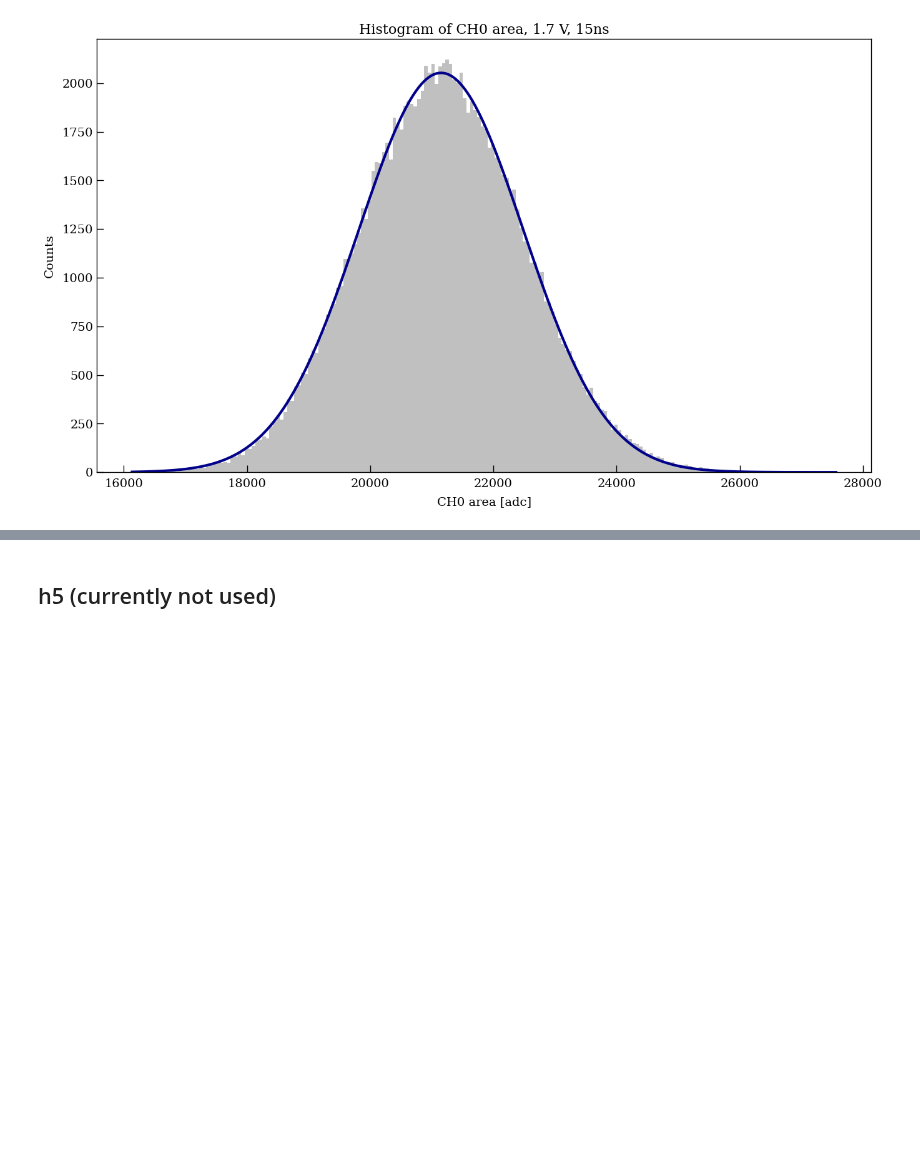
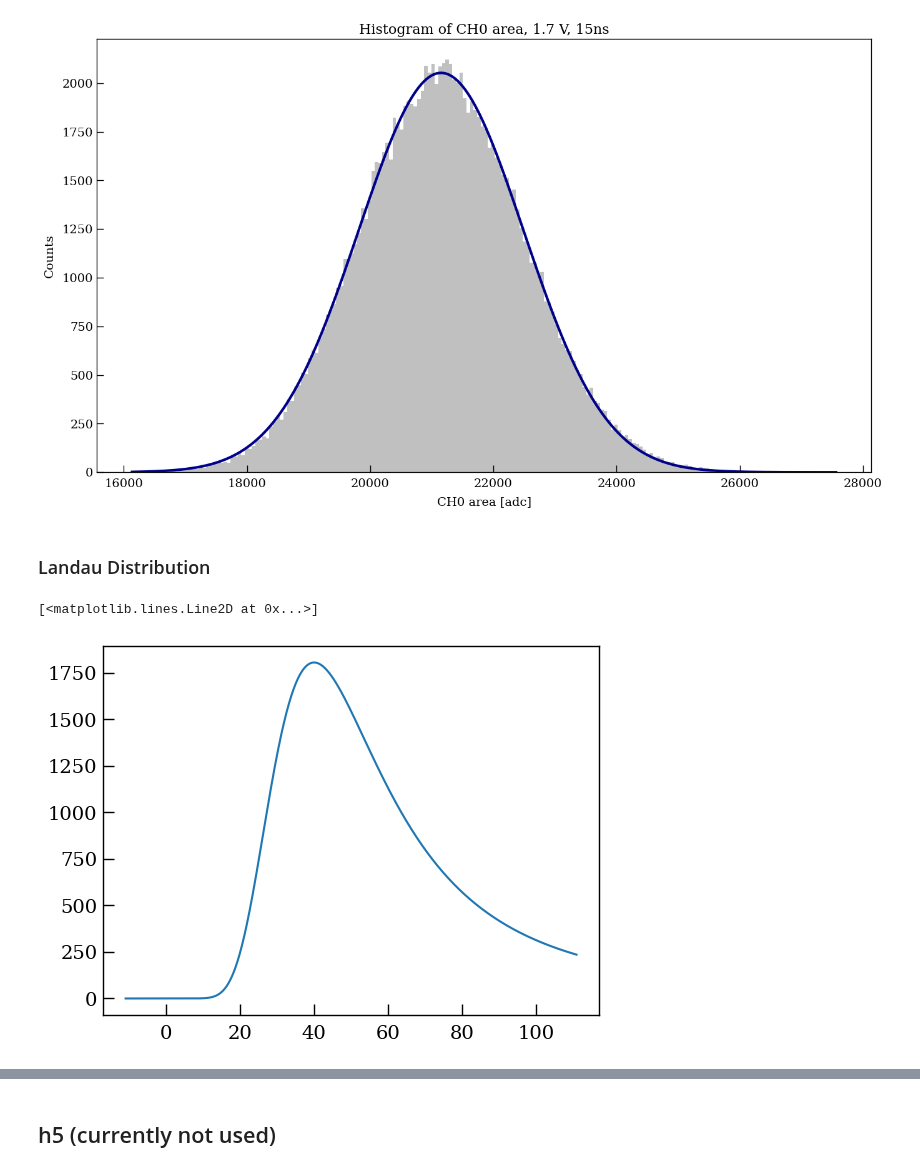
Before and after one commit to Westlake-University-Lsc-lab/RELICS_PMT_Data_Analysis, a Jupyter notebook: PolariserCheck/check_readout.ipynb, the cells around one changed output, grey strips where cells are left out. Saved outputs shown, nothing was run; the diff lists cells and outputs as text; code cells hidden in the pictures; blank space fills up the shorter version.

```diff
--- a/PolariserCheck/check_readout.ipynb
+++ b/PolariserCheck/check_readout.ipynb
@@ -393,4 +397,16 @@ A = 2052.917 +/- 5.279
 mu = 21151.52 +/- 3.966
 sigma = 1335.829 +/- 3.967
 [figure]
+# %% [markdown]
+### Landau Distribution
+# %%
+pdf = 1E5 * landau.pdf(
+	x = np.linspace(-11,111,9999), # Calculate along a numpy array.
+	x_mpv = 40, # `x_mpv` is also vectorized, you can put a numpy array here.
+	xi = 10 # `xi` is also vectorized, you can put a numpy array here.
+)
+plt.plot(np.linspace(-11,111,9999),pdf)
+# %% [output]
+[<matplotlib.lines.Line2D at 0x...>]
+[figure, added]
 # %%
```
Also changed, not shown: parts of 9 cells of this notebook, 1 other file.
